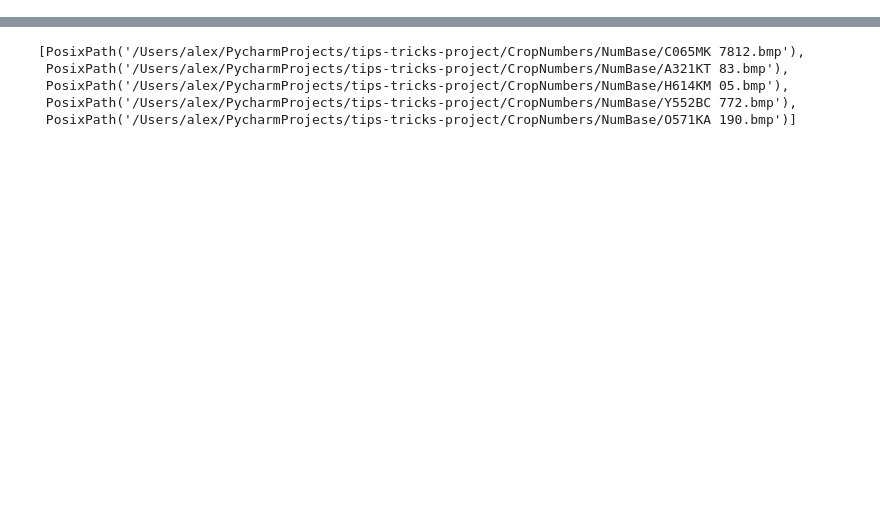
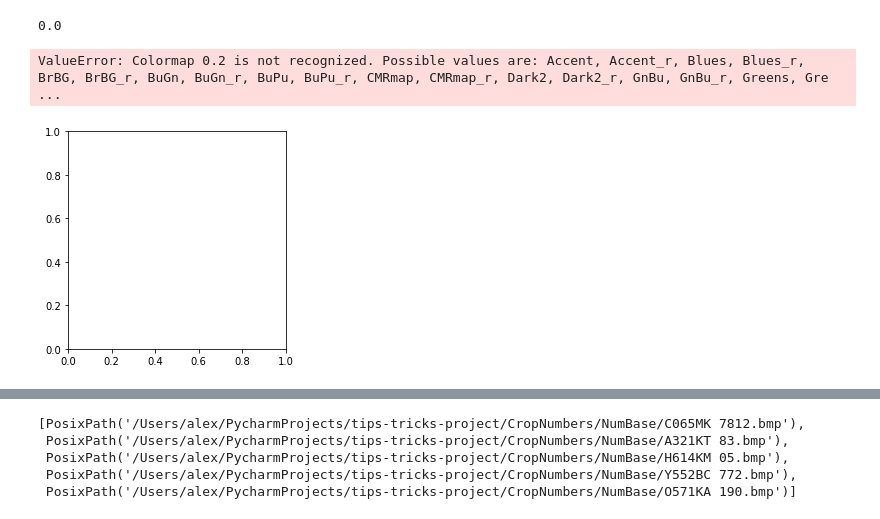
Before and after one commit to apugachev/tips-tricks-project, a Jupyter notebook: Untitled.ipynb, the cells around one changed output, grey strips where cells are left out. Cells and saved outputs as stored; diff of their text form; code cells hidden in the pictures; blank space fills up the shorter version.

```diff
--- a/Untitled.ipynb
+++ b/Untitled.ipynb
@@ -0,0 +1,9 @@
+# %%
+from sklearn.metrics import accuracy_score as acc
+
+true=['a','b']
+pred=['b','bи']
+
+acc(true, pred)
+# %% [output]
+0.0
@@ -0,0 +12,5 @@
+# %%
+plt.imshow(rounded_rectangle(image, (50, 100), (150, 200)), 0.2)
+# %% [output]
+ValueError: Colormap 0.2 is not recognized. Possible values are: Accent, Accent_r, Blues, Blues_r, BrBG, BrBG_r, BuGn, BuGn_r, BuPu, BuPu_r, CMRmap, CMRmap_r, Dark2, Dark2_r, GnBu, GnBu_r, Greens, Gre ...
+[figure, added]
```
Also changed, not shown: parts of 12 cells of this notebook, 20 other files.
